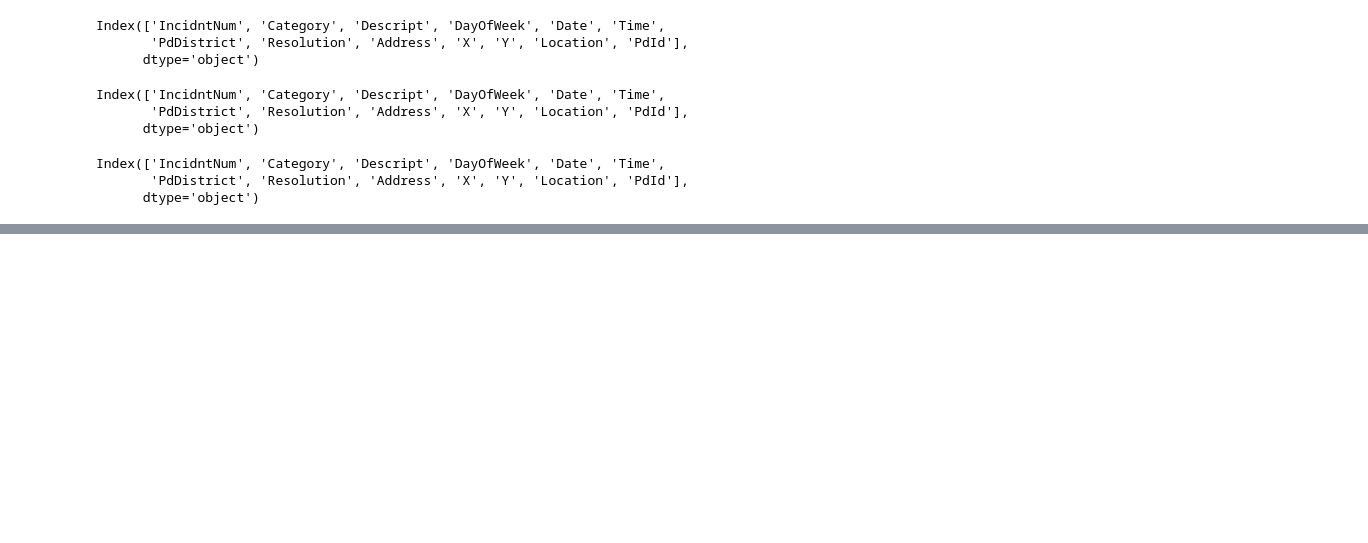
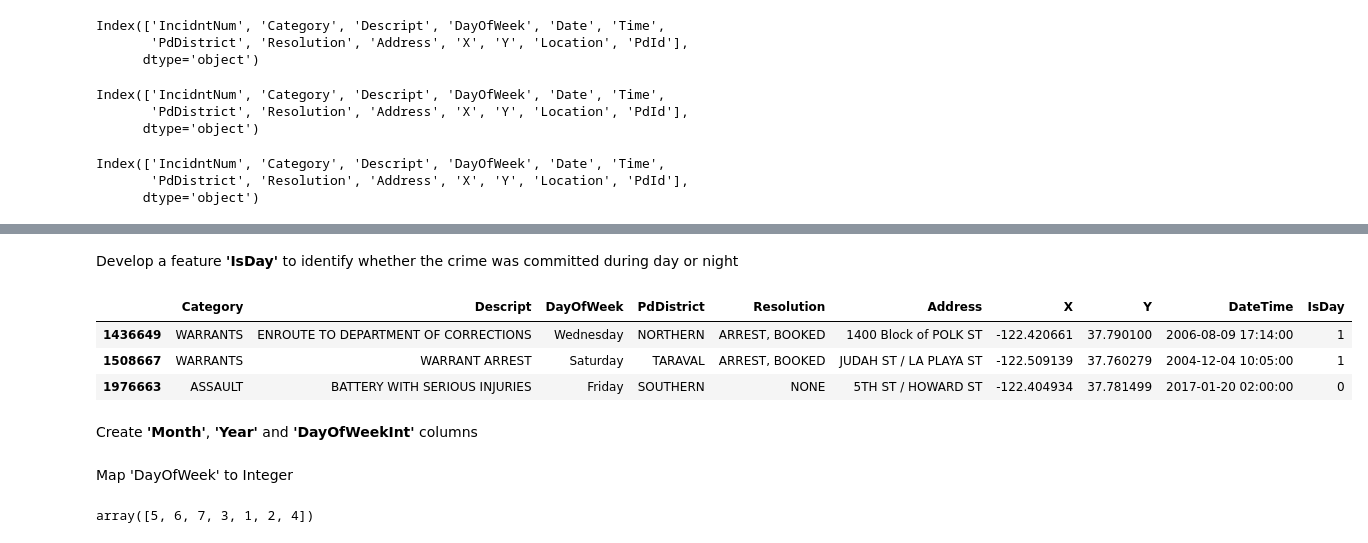
Before and after one commit to gandalf1819/SF-Opioid-Crisis, a Jupyter notebook: SF_drug_xgboost.ipynb, the cells around one changed output, grey strips where cells are left out. Cells and saved outputs as stored; diff of their text form; code cells hidden in the pictures; blank space fills up the shorter version.

```diff
--- a/SF_drug_xgboost.ipynb
+++ b/SF_drug_xgboost.ipynb
@@ -59,0 +74,45 @@ test_df=test_df.drop(['IncidntNum', 'PdId', 'days', 'Location'], axis=1)
+# %%
+train_df['DateTime'] = train_df.Date + " " + train_df.Time
+train_df['DateTime'] = pd.to_datetime(train_df['DateTime'], format='%m/%d/%Y %H:%M')
+
+test_df['DateTime'] = test_df.Date + " " + test_df.Time
+test_df['DateTime'] = pd.to_datetime(test_df['DateTime'], format='%m/%d/%Y %H:%M')
+# %%
+train_df = train_df.drop(['Date', 'Time'], axis=1)
+test_df = test_df.drop(['Date', 'Time'], axis=1)
+# %% [markdown]
+Develop a feature **'IsDay'** to identify whether the crime was committed during day or night
+# %%
+train_df['IsDay'] = 0
+train_df.loc[ (train_df.DateTime.dt.hour > 6) & (train_df.DateTime.dt.hour < 20), 'IsDay' ] = 1
+test_df['IsDay'] = 0
+test_df.loc[ (test_df.DateTime.dt.hour > 6) & (test_df.DateTime.dt.hour < 20), 'IsDay' ] = 1
+
+train_df.sample(3)
+# %% [output]
+|  | Category | Descript | DayOfWeek | PdDistrict | Resolution | Address | X | Y | DateTime | IsDay |
+| 1436649 | WARRANTS | ENROUTE TO DEPARTMENT OF CORRECTIONS | Wednesday | NORTHERN | ARREST, BOOKED | 1400 Block of POLK ST | -122.420661 | 37.790100 | 2006-08-09 17:14:00 | 1 |
+| 1508667 | WARRANTS | WARRANT ARREST | Saturday | TARAVAL | ARREST, BOOKED | JUDAH ST / LA PLAYA ST | -122.509139 | 37.760279 | 2004-12-04 10:05:00 | 1 |
+| 1976663 | ASSAULT | BATTERY WITH SERIOUS INJURIES | Friday | SOUTHERN | NONE | 5TH ST / HOWARD ST | -122.404934 | 37.781499 | 2017-01-20 02:00:00 | 0 |
+# %% [markdown]
+
+Create **'Month'**, **'Year'** and **'DayOfWeekInt'** columns
+# %% [markdown]
+
+Map 'DayOfWeek' to Integer
+# %%
+days_to_int_dic = {
+        'Monday': 1,
+        'Tuesday': 2,
+        'Wednesday': 3,
+        'Thursday': 4,
+        'Friday': 5,
+        'Saturday': 6,
+        'Sunday': 7,
+}
+train_df['DayOfWeek'] = train_df['DayOfWeek'].map(days_to_int_dic)
+test_df ['DayOfWeek'] = test_df ['DayOfWeek'].map(days_to_int_dic)
+
+train_df.DayOfWeek.unique()
+# %% [output]
+array([5, 6, 7, 3, 1, 2, 4])
```
Also changed, not shown: parts of 31 cells of this notebook.
